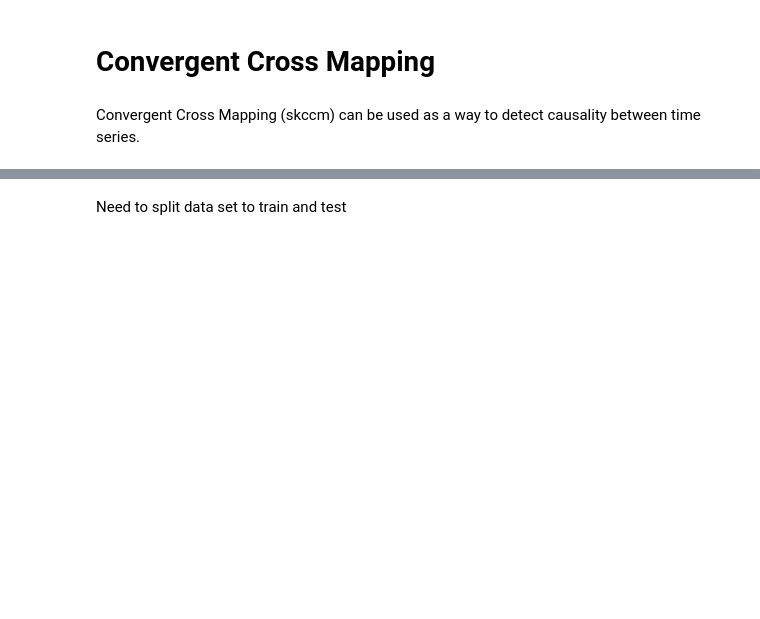
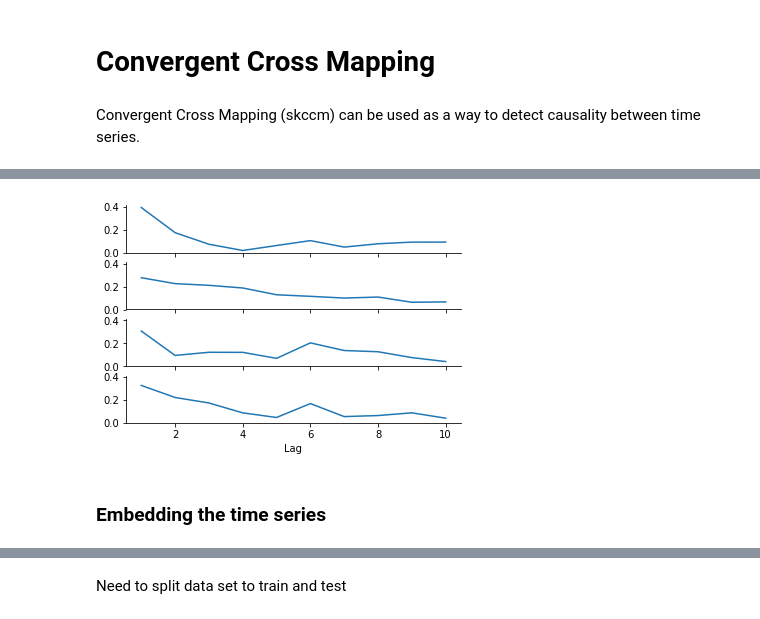
Before and after one commit to ikttan/btc-econ, a Jupyter notebook: xmapping.ipynb, the cells around one changed output, grey strips where cells are left out. Cells and saved outputs as stored; diff of their text form; code cells hidden in the pictures; blank space fills up the shorter version.

```diff
--- a/xmapping.ipynb
+++ b/xmapping.ipynb
@@ -326,0 +356,22 @@ from skccm import CCM
+# %%
+e1 = ccm.Embed(dataset['GlobalEPU'])
+e2 = ccm.Embed(dataset['BTC'])
+e3 = ccm.Embed(dataset['TPU'])
+e4 = ccm.Embed(dataset['CPI'])
+# %%
+mi1 = e1.mutual_information(10)
+mi2 = e2.mutual_information(10)
+mi3 = e3.mutual_information(10)
+mi4 = e4.mutual_information(10)
+# %%
+fig,ax = plt.subplots(nrows=4,sharex=True,sharey=True)
+ax[0].plot(np.arange(1,11),mi1)
+ax[1].plot(np.arange(1,11),mi2)
+ax[2].plot(np.arange(1,11),mi3)
+ax[3].plot(np.arange(1,11),mi4)
+ax[3].set_xlabel('Lag')
+sns.despine()
+# %% [output]
+[figure, added]
+# %% [markdown]
+### Embedding the time series
```
Also changed, not shown: parts of 13 cells of this notebook.
